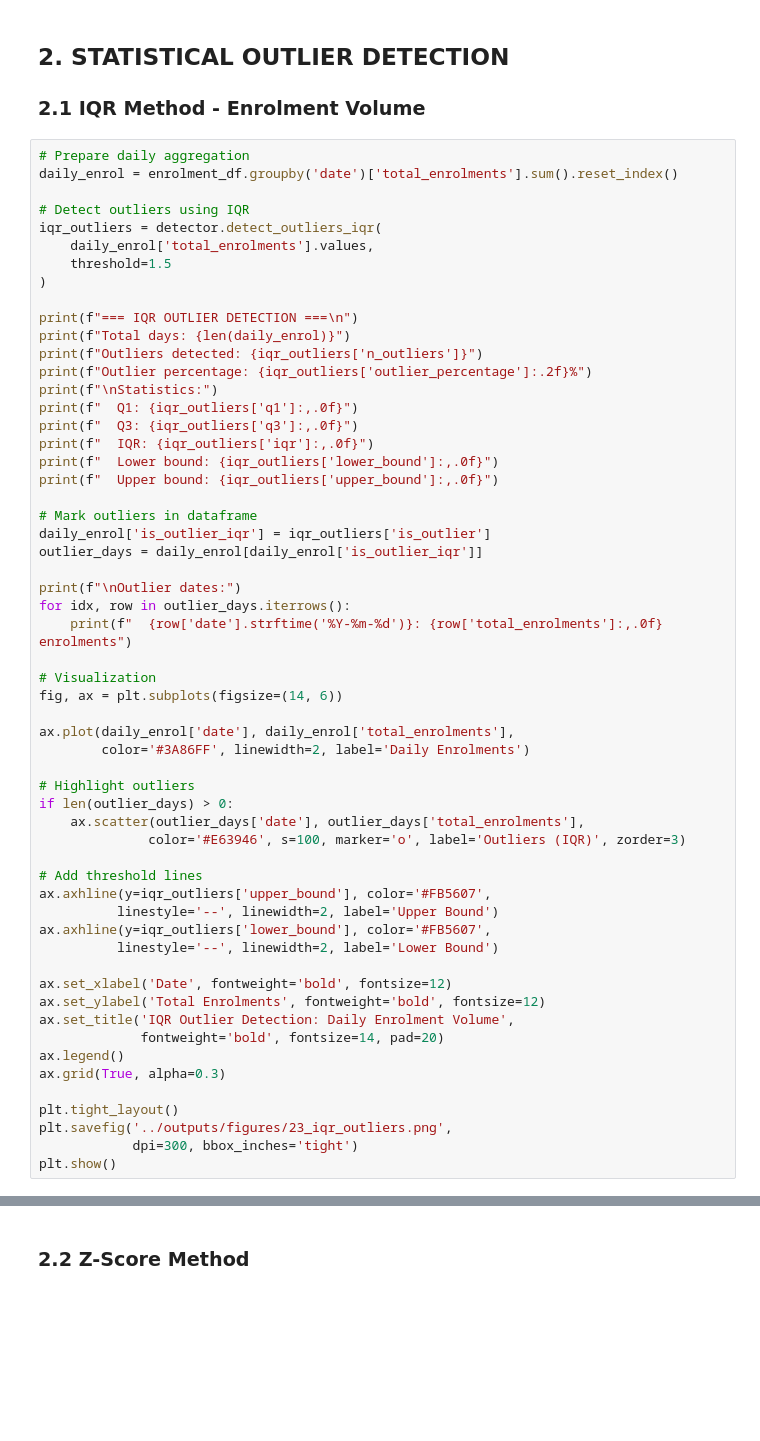
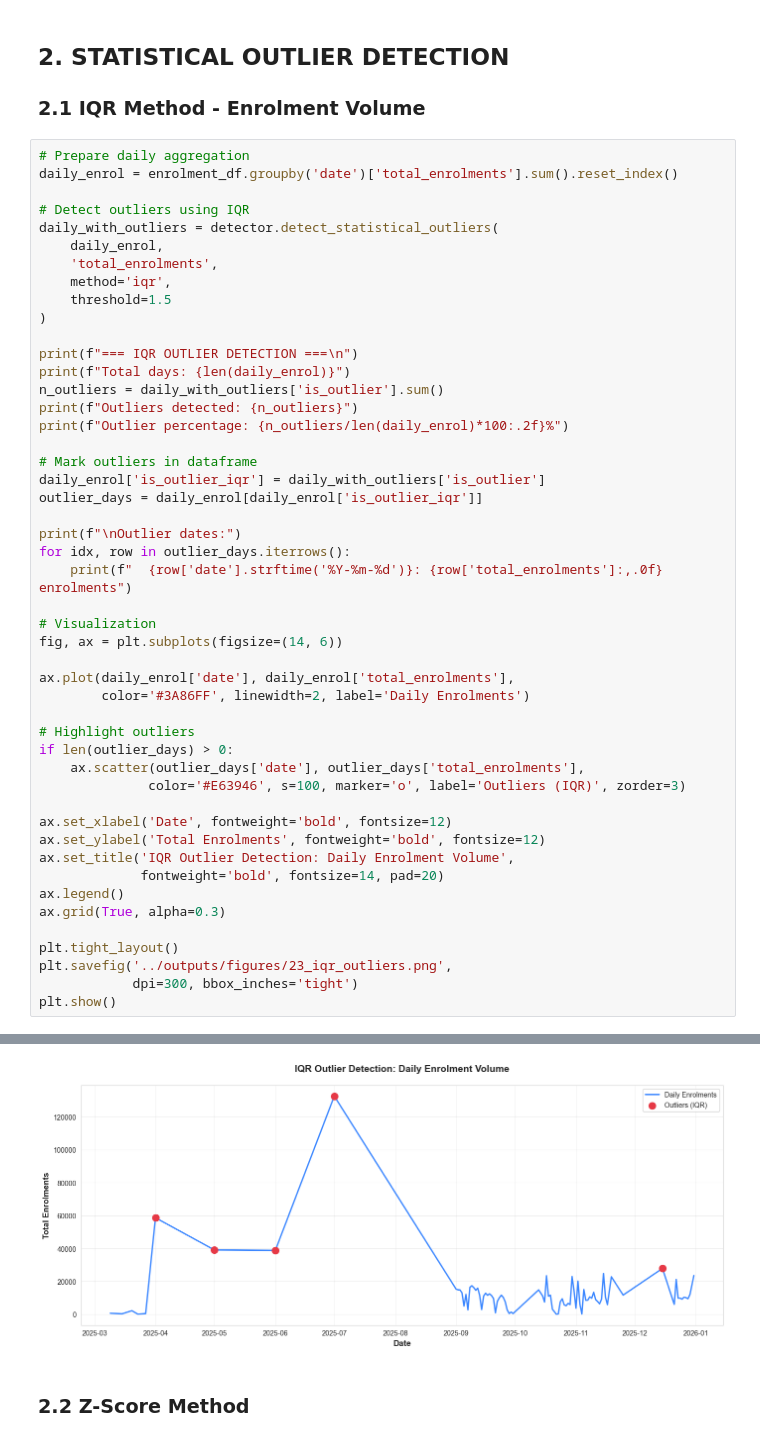
Before and after one commit to satyamsharma17/UIDAI-Data-Hackathon-2026, a Jupyter notebook: notebooks/04_anomaly_detection.ipynb, the cells around one changed output, grey strips where cells are left out. Saved outputs shown, nothing was run; the diff lists cells and outputs as text; blank space fills up the shorter version.

```diff
--- a/notebooks/04_anomaly_detection.ipynb
+++ b/notebooks/04_anomaly_detection.ipynb
@@ -49,24 +57,21 @@ print("✓ Anomaly detector initialized")
 daily_enrol = enrolment_df.groupby('date')['total_enrolments'].sum().reset_index()
 
 # Detect outliers using IQR
-iqr_outliers = detector.detect_outliers_iqr(
-    daily_enrol['total_enrolments'].values,
+daily_with_outliers = detector.detect_statistical_outliers(
+    daily_enrol,
+    'total_enrolments',
+    method='iqr',
     threshold=1.5
 )
 
 print(f"=== IQR OUTLIER DETECTION ===\n")
 print(f"Total days: {len(daily_enrol)}")
-print(f"Outliers detected: {iqr_outliers['n_outliers']}")
-print(f"Outlier percentage: {iqr_outliers['outlier_percentage']:.2f}%")
-print(f"\nStatistics:")
-print(f"  Q1: {iqr_outliers['q1']:,.0f}")
-print(f"  Q3: {iqr_outliers['q3']:,.0f}")
-print(f"  IQR: {iqr_outliers['iqr']:,.0f}")
-print(f"  Lower bound: {iqr_outliers['lower_bound']:,.0f}")
-print(f"  Upper bound: {iqr_outliers['upper_bound']:,.0f}")
+n_outliers = daily_with_outliers['is_outlier'].sum()
+print(f"Outliers detected: {n_outliers}")
+print(f"Outlier percentage: {n_outliers/len(daily_enrol)*100:.2f}%")
 
 # Mark outliers in dataframe
-daily_enrol['is_outlier_iqr'] = iqr_outliers['is_outlier']
+daily_enrol['is_outlier_iqr'] = daily_with_outliers['is_outlier']
 outlier_days = daily_enrol[daily_enrol['is_outlier_iqr']]
 
 print(f"\nOutlier dates:")
@@ -84,12 +89,6 @@ if len(outlier_days) > 0:
     ax.scatter(outlier_days['date'], outlier_days['total_enrolments'],
               color='#E63946', s=100, marker='o', label='Outliers (IQR)', zorder=3)
 
-# Add threshold lines
-ax.axhline(y=iqr_outliers['upper_bound'], color='#FB5607',
-          linestyle='--', linewidth=2, label='Upper Bound')
-ax.axhline(y=iqr_outliers['lower_bound'], color='#FB5607',
-          linestyle='--', linewidth=2, label='Lower Bound')
-
 ax.set_xlabel('Date', fontweight='bold', fontsize=12)
 ax.set_ylabel('Total Enrolments', fontweight='bold', fontsize=12)
 ax.set_title('IQR Outlier Detection: Daily Enrolment Volume',
@@ -101,3 +100,4 @@ plt.tight_layout()
 plt.savefig('../outputs/figures/23_iqr_outliers.png',
             dpi=300, bbox_inches='tight')
 plt.show()
+# %% [output]
@@ -104,3 +116,4 @@ plt.show()
+[figure, added]
 # %% [markdown]
 ### 2.2 Z-Score Method
 # %%
```
Also changed, not shown: parts of 12 cells of this notebook, 5 other files.
